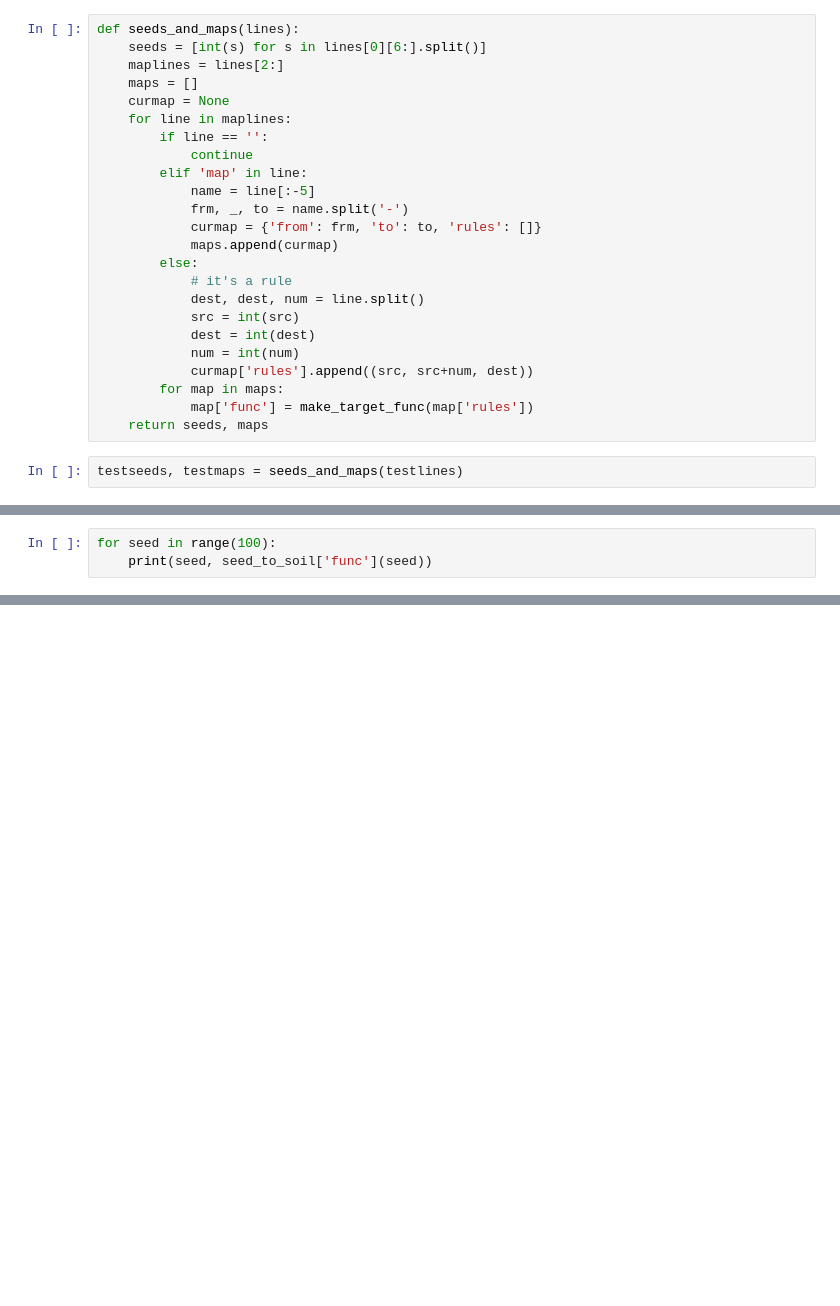
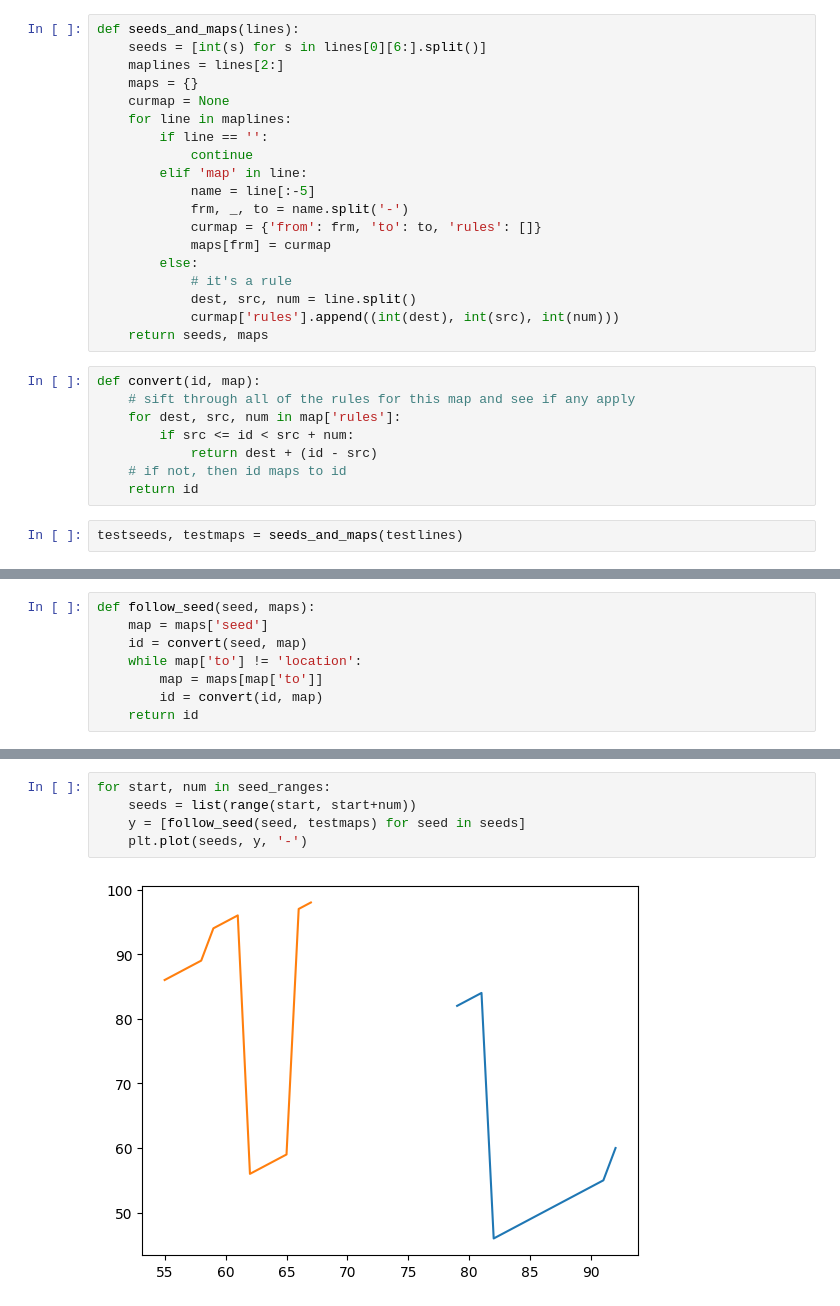
Before and after one commit to g2boojum/AdventofCode2023, a Jupyter notebook: day5.ipynb, the cells around one changed output, grey strips where cells are left out. Cells and saved outputs as stored; diff of their text form; blank space fills up the shorter version.

```diff
--- a/day5.ipynb
+++ b/day5.ipynb
@@ -49,7 +44,7 @@ def make_target_func(rules):
 def seeds_and_maps(lines):
     seeds = [int(s) for s in lines[0][6:].split()]
     maplines = lines[2:]
-    maps = []
+    maps = {}
     curmap = None
     for line in maplines:
         if line == '':
@@ -58,17 +53,20 @@ def seeds_and_maps(lines):
             name = line[:-5]
             frm, _, to = name.split('-')
             curmap = {'from': frm, 'to': to, 'rules': []}
-            maps.append(curmap)
+            maps[frm] = curmap
         else:
             # it's a rule
-            dest, dest, num = line.split()
-            src = int(src)
-            dest = int(dest)
-            num = int(num)
-            curmap['rules'].append((src, src+num, dest))
-        for map in maps:
-            map['func'] = make_target_func(map['rules'])
+            dest, src, num = line.split()
+            curmap['rules'].append((int(dest), int(src), int(num)))
     return seeds, maps
+# %%
+def convert(id, map):
+    # sift through all of the rules for this map and see if any apply
+    for dest, src, num in map['rules']:
+        if src <= id < src + num:
+            return dest + (id - src)
+    # if not, then id maps to id
+    return id
 # %%
 testseeds, testmaps = seeds_and_maps(testlines)
 # %%
@@ -96,3 +93,0 @@ seed_to_soil = testmaps[0]
-# %%
-for seed in range(100):
-    print(seed, seed_to_soil['func'](seed))
@@ -116,0 +94,8 @@ for seed in range(100):
+# %%
+def follow_seed(seed, maps):
+    map = maps['seed']
+    id = convert(seed, map)
+    while map['to'] != 'location':
+        map = maps[map['to']]
+        id = convert(id, map)
+    return id
@@ -116,0 +128,7 @@ for seed in range(100):
+# %%
+for start, num in seed_ranges:
+    seeds = list(range(start, start+num))
+    y = [follow_seed(seed, testmaps) for seed in seeds]
+    plt.plot(seeds, y, '-')
+# %% [output]
+[figure, added]
```
Also changed, not shown: parts of 24 cells of this notebook.
